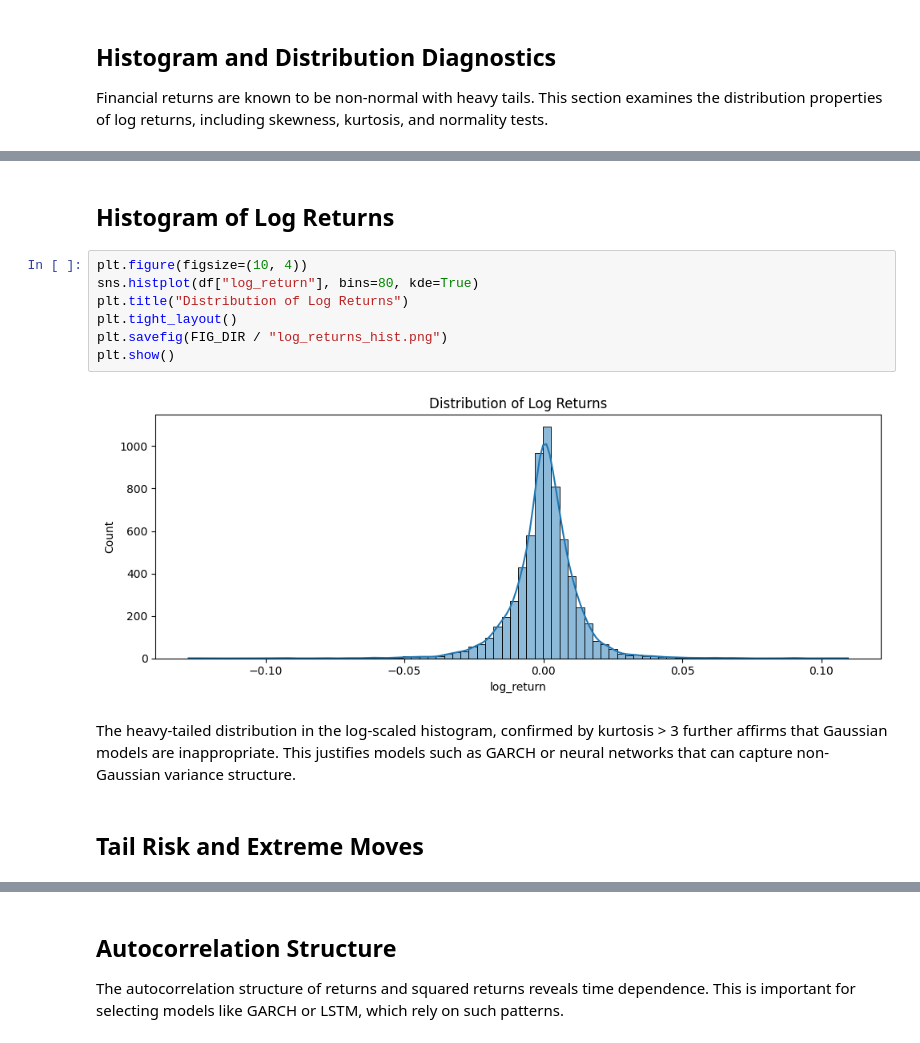
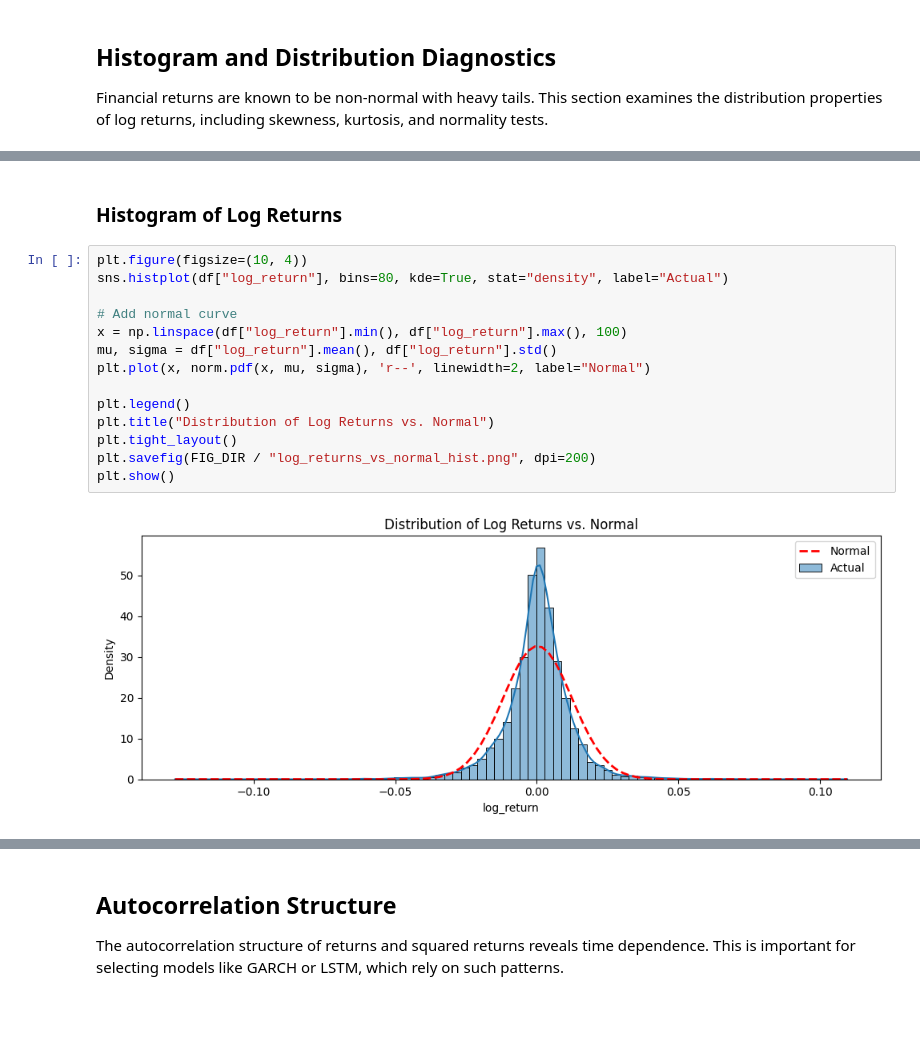
Before and after one commit to ys-qfe/volatility-forecasting-garch-lstm-transformer, a Jupyter notebook: notebooks/01_exploratory_data_analysis.ipynb, the cells around one changed output, grey strips where cells are left out. Cells and saved outputs as stored; diff of their text form; blank space fills up the shorter version.

```diff
--- a/notebooks/01_exploratory_data_analysis.ipynb
+++ b/notebooks/01_exploratory_data_analysis.ipynb
@@ -105,15 +153,18 @@ Kurtosis: 13.672514280372502
 # %% [markdown]
-## Histogram of Log Returns
+### **Histogram of Log Returns**
 # %%
 plt.figure(figsize=(10, 4))
-sns.histplot(df["log_return"], bins=80, kde=True)
-plt.title("Distribution of Log Returns")
+sns.histplot(df["log_return"], bins=80, kde=True, stat="density", label="Actual")
+
+# Add normal curve
+x = np.linspace(df["log_return"].min(), df["log_return"].max(), 100)
+mu, sigma = df["log_return"].mean(), df["log_return"].std()
+plt.plot(x, norm.pdf(x, mu, sigma), 'r--', linewidth=2, label="Normal")
+
+plt.legend()
+plt.title("Distribution of Log Returns vs. Normal")
 plt.tight_layout()
-plt.savefig(FIG_DIR / "log_returns_hist.png")
+plt.savefig(FIG_DIR / "log_returns_vs_normal_hist.png", dpi=200)
 plt.show()
 # %% [output]
-[figure, old version]
+[figure, new version]
-# %% [markdown]
-The heavy-tailed distribution in the log-scaled histogram, confirmed by kurtosis > 3 further affirms that Gaussian models are inappropriate. This justifies models such as GARCH or neural networks that can capture non-Gaussian variance structure.
-# %% [markdown]
-## Tail Risk and Extreme Moves
```
Also changed, not shown: parts of 58 cells of this notebook, 22 other files.
